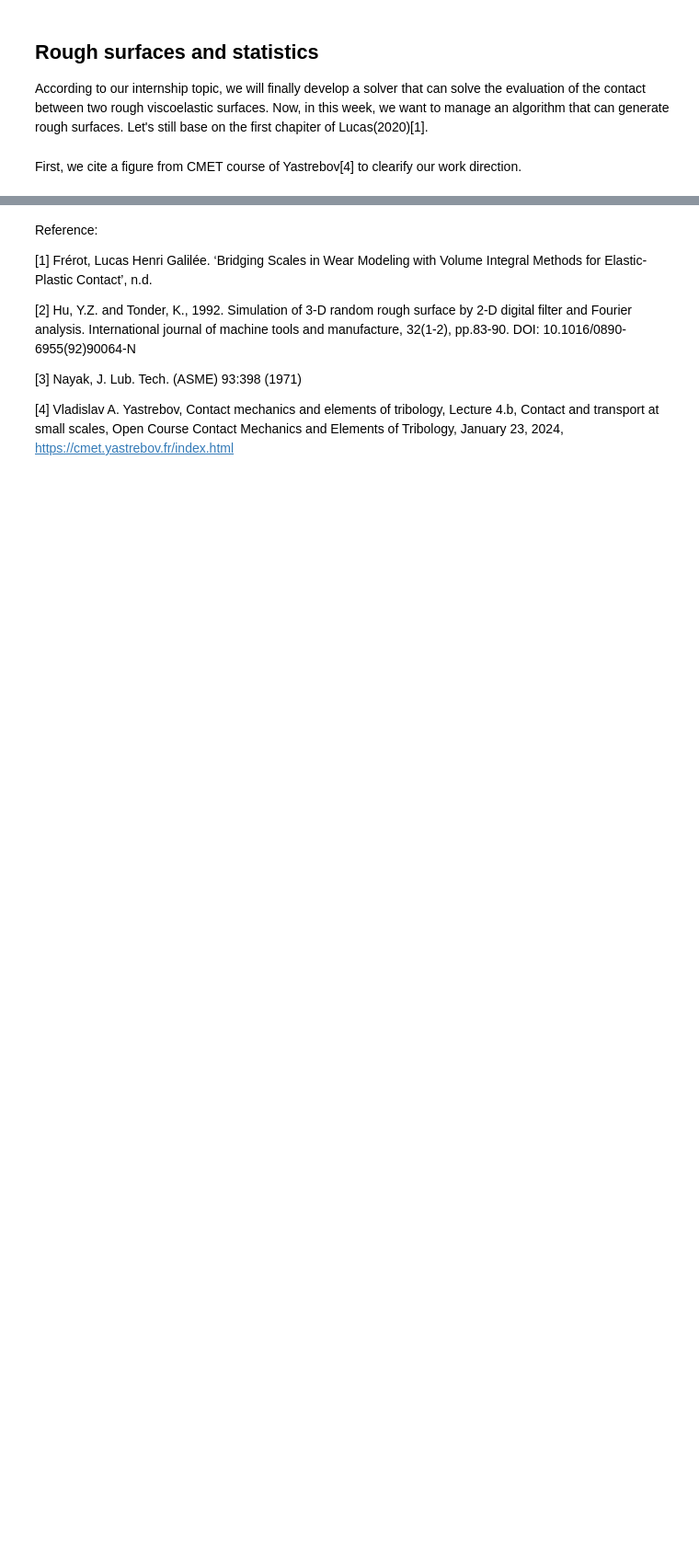
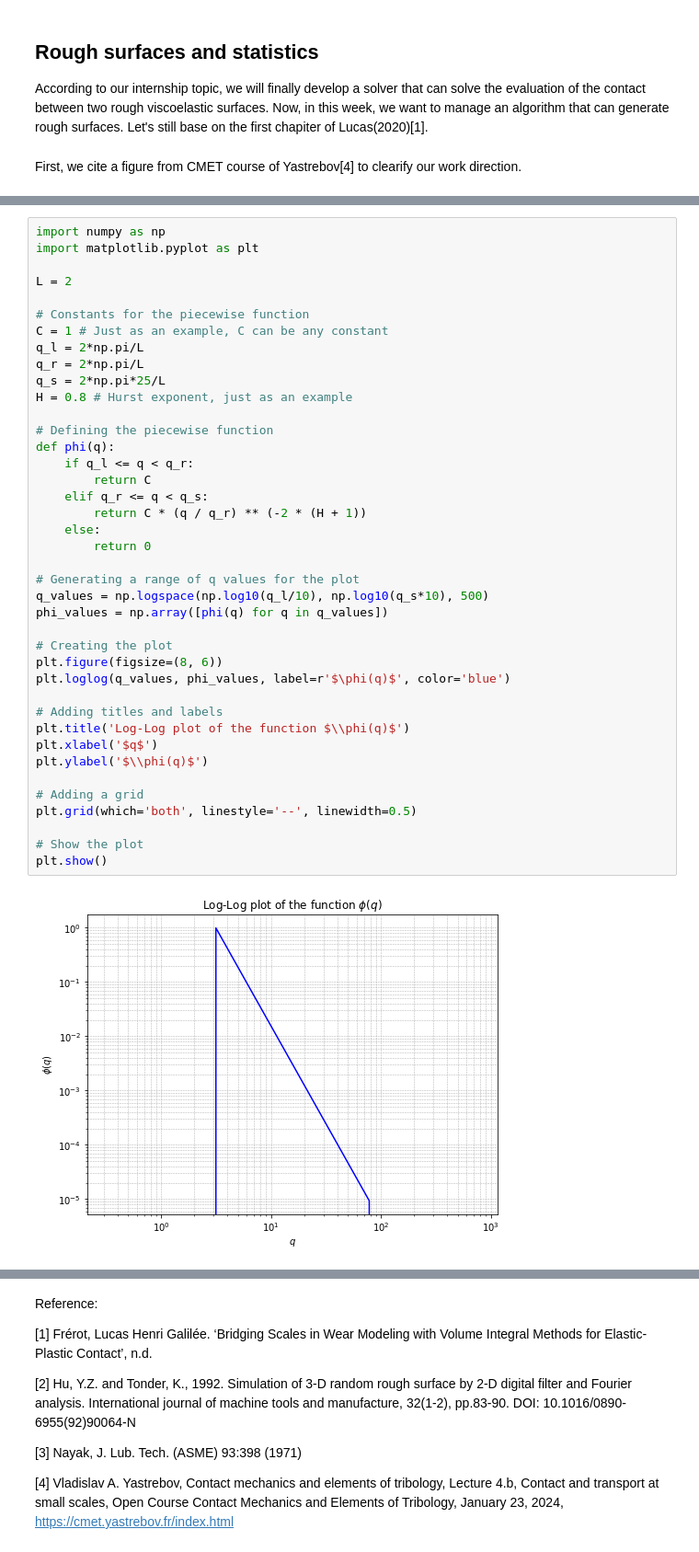
Before and after one commit to NathanLZC/Master-internship-repo-at-Institut-dAlembert, a Jupyter notebook: Week4/task1_generate_rough_surface.ipynb, the cells around one changed output, grey strips where cells are left out. Shown at 92% size. Saved outputs shown, nothing was run; the diff lists cells and outputs as text; blank space fills up the shorter version.

```diff
--- a/Week4/task1_generate_rough_surface.ipynb
+++ b/Week4/task1_generate_rough_surface.ipynb
@@ -12,0 +18,42 @@ $$v
+# %%
+import numpy as np
+import matplotlib.pyplot as plt
+
+L = 2
+
+# Constants for the piecewise function
+C = 1 # Just as an example, C can be any constant
+q_l = 2*np.pi/L
+q_r = 2*np.pi/L
+q_s = 2*np.pi*25/L
+H = 0.8 # Hurst exponent, just as an example
+
+# Defining the piecewise function
+def phi(q):
+    if q_l <= q < q_r:
+        return C
+    elif q_r <= q < q_s:
+        return C * (q / q_r) ** (-2 * (H + 1))
+    else:
+        return 0
+
+# Generating a range of q values for the plot
+q_values = np.logspace(np.log10(q_l/10), np.log10(q_s*10), 500)
+phi_values = np.array([phi(q) for q in q_values])
+
+# Creating the plot
+plt.figure(figsize=(8, 6))
+plt.loglog(q_values, phi_values, label=r'$\phi(q)$', color='blue')
+
+# Adding titles and labels
+plt.title('Log-Log plot of the function $\\phi(q)$')
+plt.xlabel('$q$')
+plt.ylabel('$\\phi(q)$')
+
+# Adding a grid
+plt.grid(which='both', linestyle='--', linewidth=0.5)
+
+# Show the plot
+plt.show()
+# %% [output]
+[figure, added]
```
Also changed, not shown: parts of 6 cells of this notebook.
